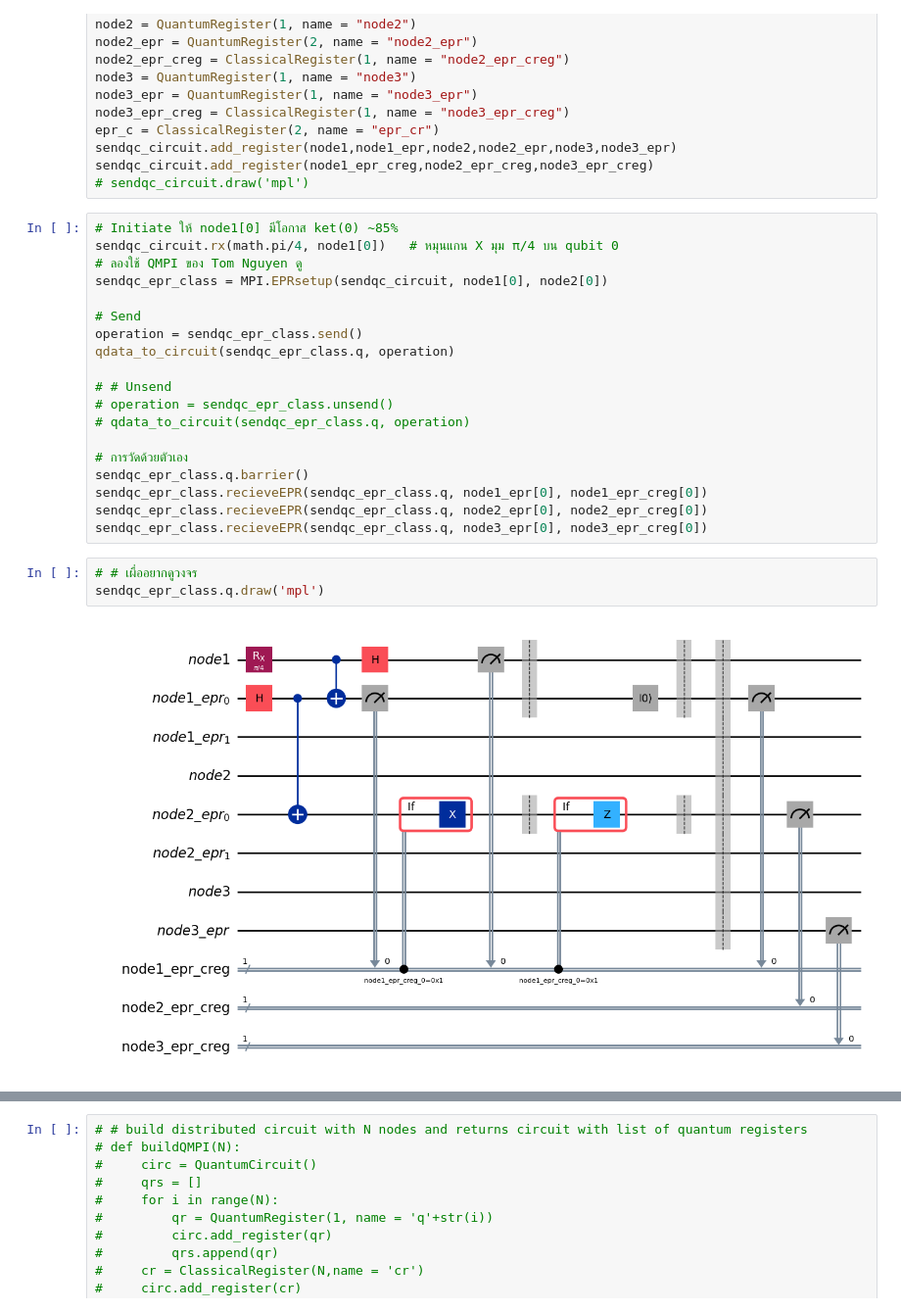
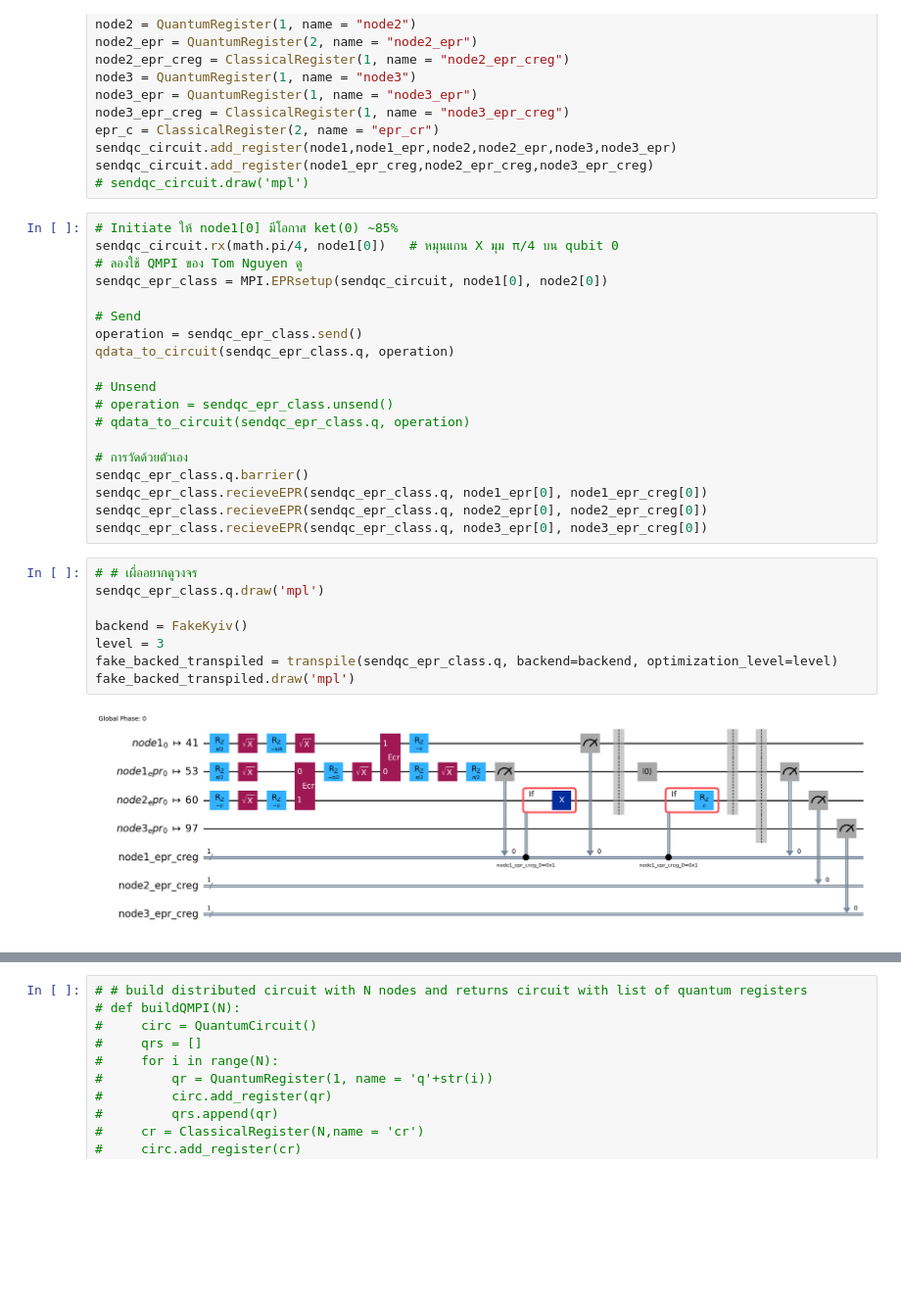
Before and after one commit to EayonTinthai/qmpi_cpe_kmutt, a Jupyter notebook: QMPI_Tinthai_Version/playground/advance_mpi.ipynb, the cells around one changed output, grey strips where cells are left out. Shown at 98% size. Cells and saved outputs as stored; diff of their text form; blank space fills up the shorter version.

```diff
--- a/QMPI_Tinthai_Version/playground/advance_mpi.ipynb
+++ b/QMPI_Tinthai_Version/playground/advance_mpi.ipynb
@@ -71,7 +73,7 @@ sendqc_epr_class = MPI.EPRsetup(sendqc_circuit, node1[0], node2[0])
 operation = sendqc_epr_class.send()
 qdata_to_circuit(sendqc_epr_class.q, operation)
 
-# # Unsend
+# Unsend
 # operation = sendqc_epr_class.unsend()
 # qdata_to_circuit(sendqc_epr_class.q, operation)
 
@@ -83,5 +85,10 @@ sendqc_epr_class.recieveEPR(sendqc_epr_class.q, node3_epr[0], node3_epr_creg[0])
 # %%
 # # เผื่ออยากดูวงจร
 sendqc_epr_class.q.draw('mpl')
+
+backend = FakeKyiv()
+level = 3
+fake_backed_transpiled = transpile(sendqc_epr_class.q, backend=backend, optimization_level=level)
+fake_backed_transpiled.draw('mpl')
 # %% [output]
-[figure, old version]
+[figure, new version]
```
Also changed, not shown: parts of 23 cells of this notebook, 11 other files.
